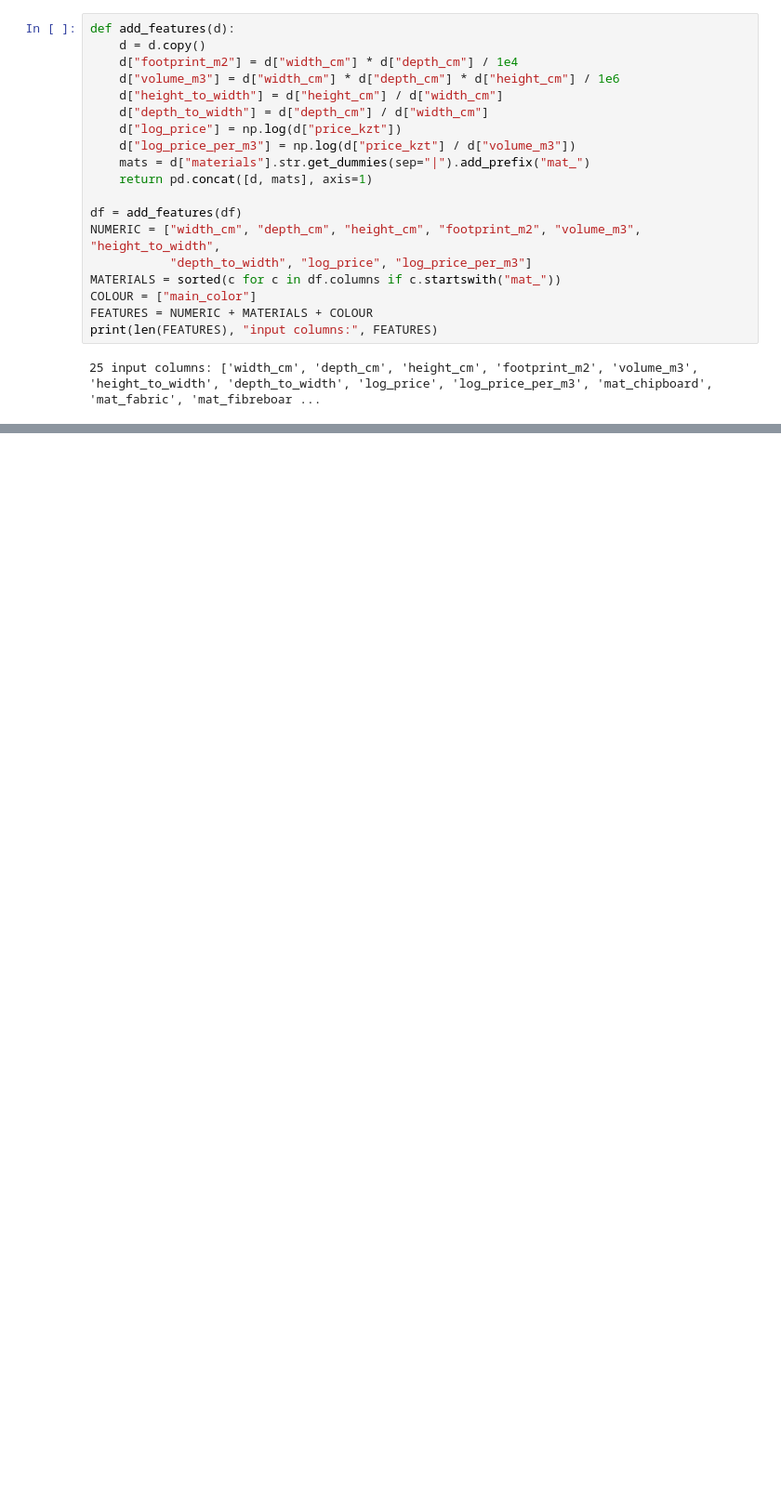
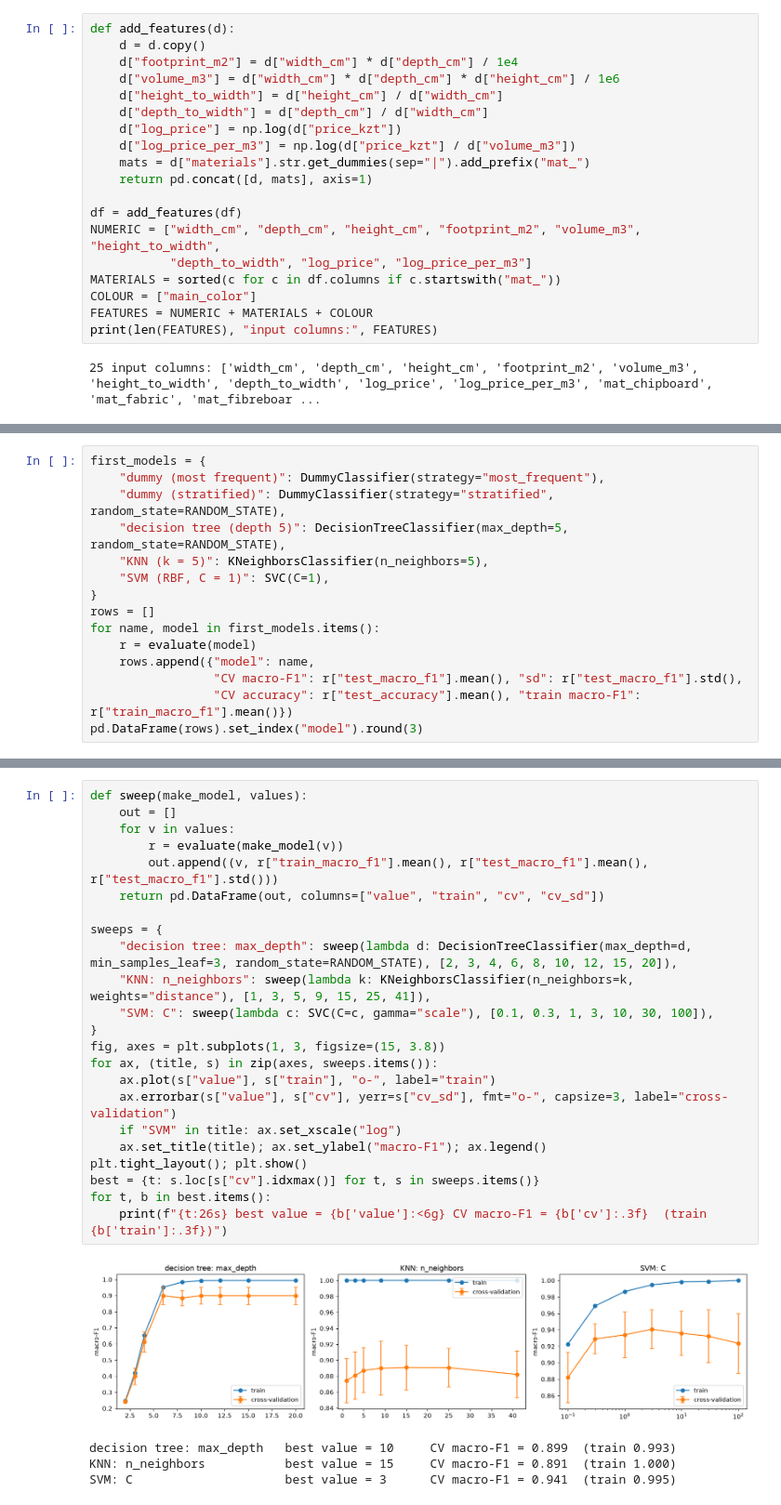
Before and after one commit to a100miles/furniture-prediction-ml, a Jupyter notebook: furniture_classification.ipynb, the cells around one changed output, grey strips where cells are left out. Shown at 93% size. Cells and saved outputs as stored; diff of their text form; blank space fills up the shorter version.

Commit message:
Notebook: modelling workflow

```diff
--- a/furniture_classification.ipynb
+++ b/furniture_classification.ipynb
@@ -380,0 +461,15 @@ print(len(FEATURES), "input columns:", FEATURES)
+# %%
+first_models = {
+    "dummy (most frequent)": DummyClassifier(strategy="most_frequent"),
+    "dummy (stratified)": DummyClassifier(strategy="stratified", random_state=RANDOM_STATE),
+    "decision tree (depth 5)": DecisionTreeClassifier(max_depth=5, random_state=RANDOM_STATE),
+    "KNN (k = 5)": KNeighborsClassifier(n_neighbors=5),
+    "SVM (RBF, C = 1)": SVC(C=1),
+}
+rows = []
+for name, model in first_models.items():
+    r = evaluate(model)
+    rows.append({"model": name,
+                 "CV macro-F1": r["test_macro_f1"].mean(), "sd": r["test_macro_f1"].std(),
+                 "CV accuracy": r["test_accuracy"].mean(), "train macro-F1": r["train_macro_f1"].mean()})
+pd.DataFrame(rows).set_index("model").round(3)
@@ -380,0 +502,28 @@ print(len(FEATURES), "input columns:", FEATURES)
+# %%
+def sweep(make_model, values):
+    out = []
+    for v in values:
+        r = evaluate(make_model(v))
+        out.append((v, r["train_macro_f1"].mean(), r["test_macro_f1"].mean(), r["test_macro_f1"].std()))
+    return pd.DataFrame(out, columns=["value", "train", "cv", "cv_sd"])
+
+sweeps = {
+    "decision tree: max_depth": sweep(lambda d: DecisionTreeClassifier(max_depth=d, min_samples_leaf=3, random_state=RANDOM_STATE), [2, 3, 4, 6, 8, 10, 12, 15, 20]),
+    "KNN: n_neighbors": sweep(lambda k: KNeighborsClassifier(n_neighbors=k, weights="distance"), [1, 3, 5, 9, 15, 25, 41]),
+    "SVM: C": sweep(lambda c: SVC(C=c, gamma="scale"), [0.1, 0.3, 1, 3, 10, 30, 100]),
+}
+fig, axes = plt.subplots(1, 3, figsize=(15, 3.8))
+for ax, (title, s) in zip(axes, sweeps.items()):
+    ax.plot(s["value"], s["train"], "o-", label="train")
+    ax.errorbar(s["value"], s["cv"], yerr=s["cv_sd"], fmt="o-", capsize=3, label="cross-validation")
+    if "SVM" in title: ax.set_xscale("log")
+    ax.set_title(title); ax.set_ylabel("macro-F1"); ax.legend()
+plt.tight_layout(); plt.show()
+best = {t: s.loc[s["cv"].idxmax()] for t, s in sweeps.items()}
+for t, b in best.items():
+    print(f"{t:26s} best value = {b['value']:<6g} CV macro-F1 = {b['cv']:.3f}  (train {b['train']:.3f})")
+# %% [output]
+[figure, added]
+decision tree: max_depth   best value = 10     CV macro-F1 = 0.899  (train 0.993)
+KNN: n_neighbors           best value = 15     CV macro-F1 = 0.891  (train 1.000)
+SVM: C                     best value = 3      CV macro-F1 = 0.941  (train 0.995)
```
Also changed, not shown: parts of 12 cells of this notebook.
